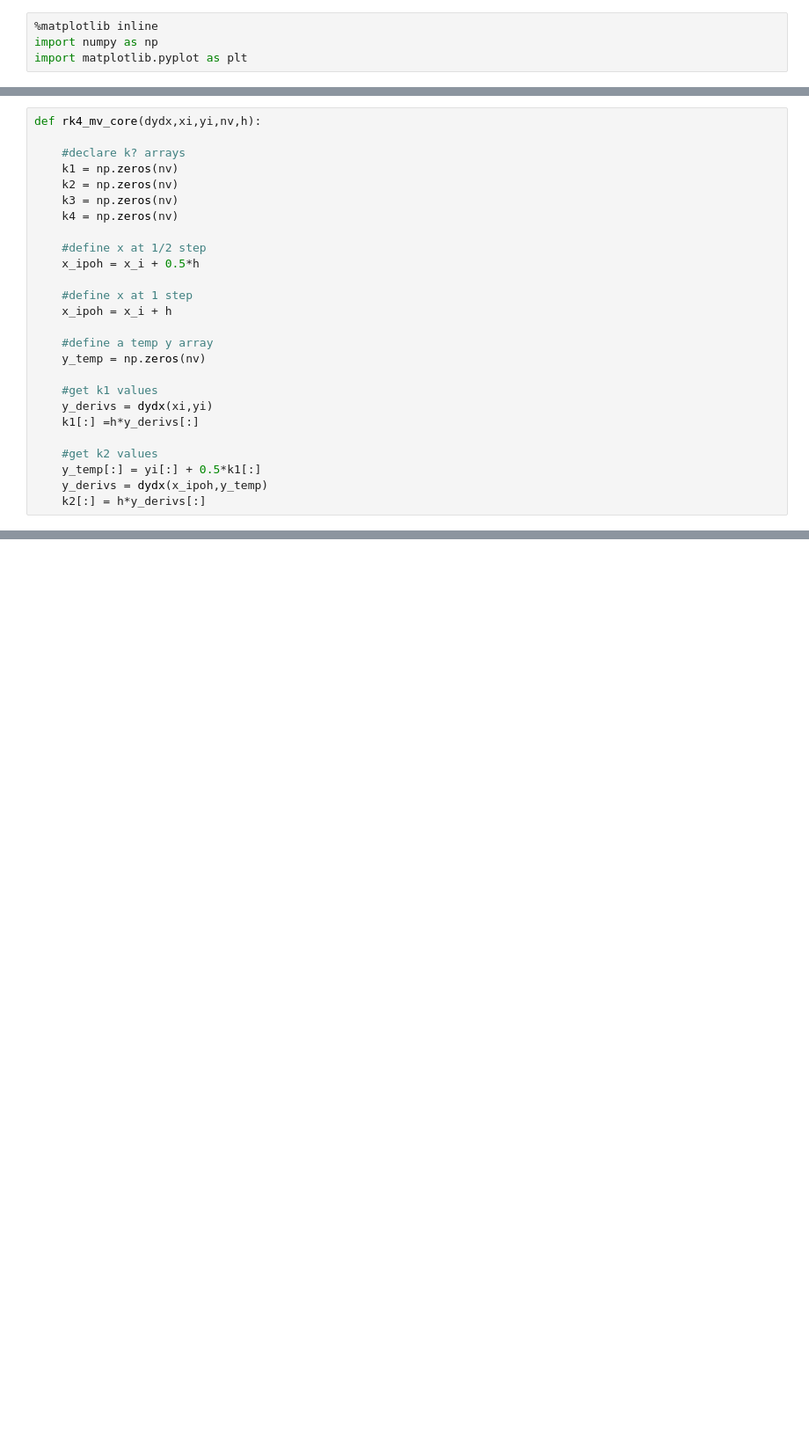
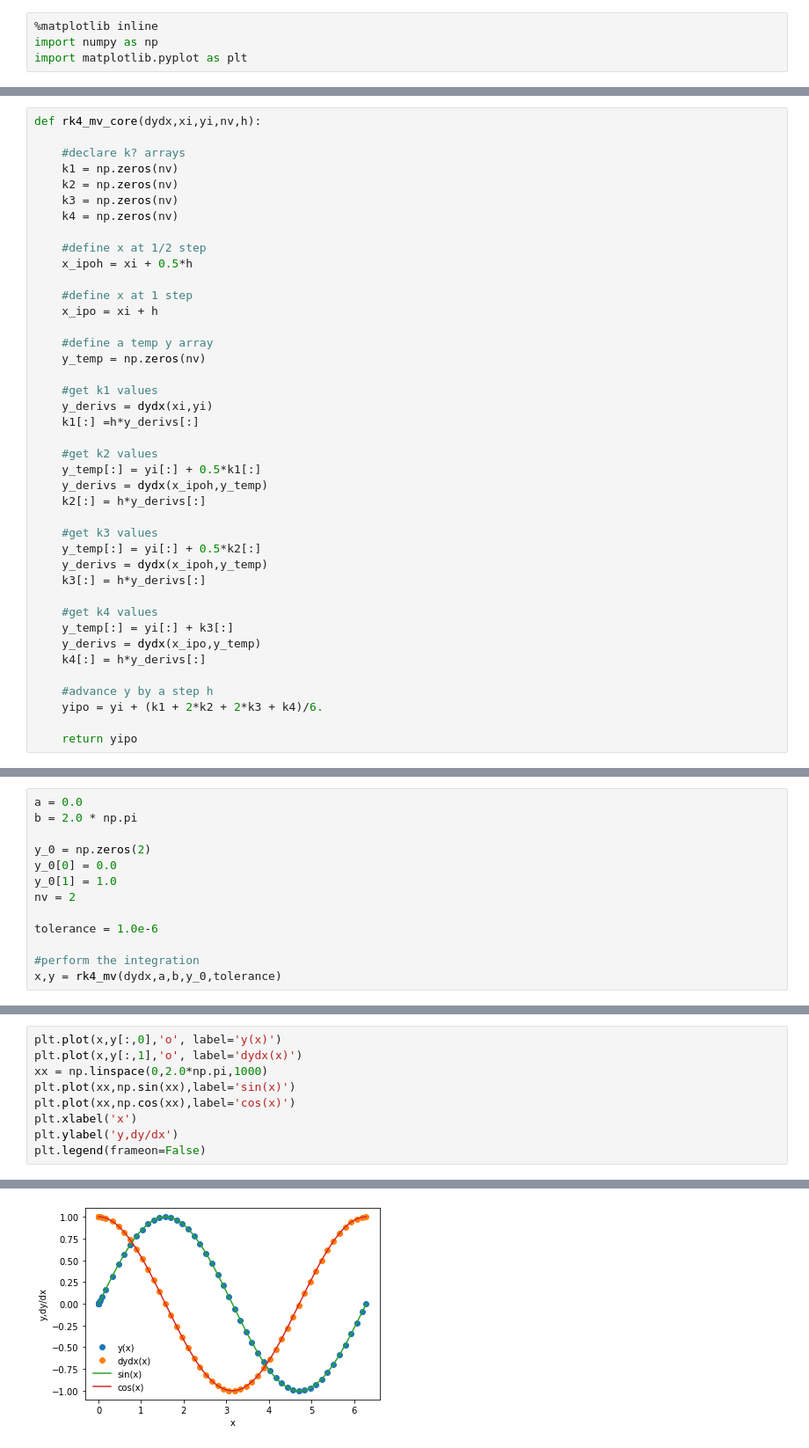
Before and after one commit to Astrcode/astr-119-session-11, a Jupyter notebook: runga_kutta_mv.ipynb, the cells around one changed output, grey strips where cells are left out. Shown: that part at 88% size. Saved outputs shown, nothing was run; the diff lists cells and outputs as text; blank space fills up the shorter version.

```diff
--- a/runga_kutta_mv.ipynb
+++ b/runga_kutta_mv.ipynb
@@ -35,10 +35,10 @@ def rk4_mv_core(dydx,xi,yi,nv,h):
     k4 = np.zeros(nv)
 
     #define x at 1/2 step
-    x_ipoh = x_i + 0.5*h
+    x_ipoh = xi + 0.5*h
 
     #define x at 1 step
-    x_ipoh = x_i + h
+    x_ipo = xi + h
 
     #define a temp y array
     y_temp = np.zeros(nv)
@@ -51,4 +51,19 @@ def rk4_mv_core(dydx,xi,yi,nv,h):
     y_temp[:] = yi[:] + 0.5*k1[:]
     y_derivs = dydx(x_ipoh,y_temp)
     k2[:] = h*y_derivs[:]
+
+    #get k3 values
+    y_temp[:] = yi[:] + 0.5*k2[:]
+    y_derivs = dydx(x_ipoh,y_temp)
+    k3[:] = h*y_derivs[:]
+
+    #get k4 values
+    y_temp[:] = yi[:] + k3[:]
+    y_derivs = dydx(x_ipo,y_temp)
+    k4[:] = h*y_derivs[:]
+
+    #advance y by a step h
+    yipo = yi + (k1 + 2*k2 + 2*k3 + k4)/6.
+
+    return yipo
 # %%
@@ -55,0 +201,13 @@ e
+# %%
+a = 0.0
+b = 2.0 * np.pi
+
+y_0 = np.zeros(2)
+y_0[0] = 0.0
+y_0[1] = 1.0
+nv = 2
+
+tolerance = 1.0e-6
+
+#perform the integration
+x,y = rk4_mv(dydx,a,b,y_0,tolerance)
@@ -55,0 +232,10 @@ e
+# %%
+plt.plot(x,y[:,0],'o', label='y(x)')
+plt.plot(x,y[:,1],'o', label='dydx(x)')
+xx = np.linspace(0,2.0*np.pi,1000)
+plt.plot(xx,np.sin(xx),label='sin(x)')
+plt.plot(xx,np.cos(xx),label='cos(x)')
+plt.xlabel('x')
+plt.ylabel('y,dy/dx')
+plt.legend(frameon=False)
+# %% [output]
@@ -55,0 +243 @@ e
+[figure, added]
```
Also changed, not shown: parts of 5 cells of this notebook.
